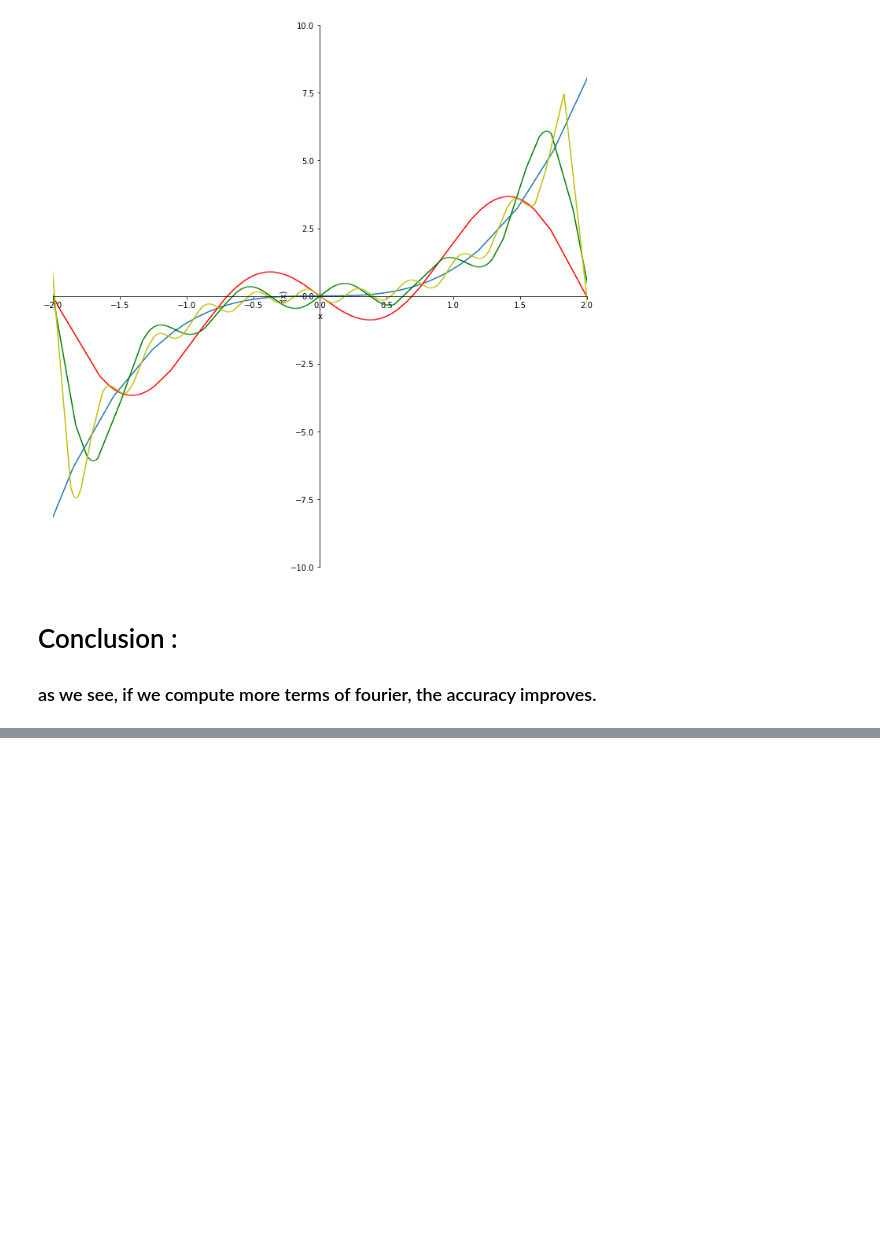
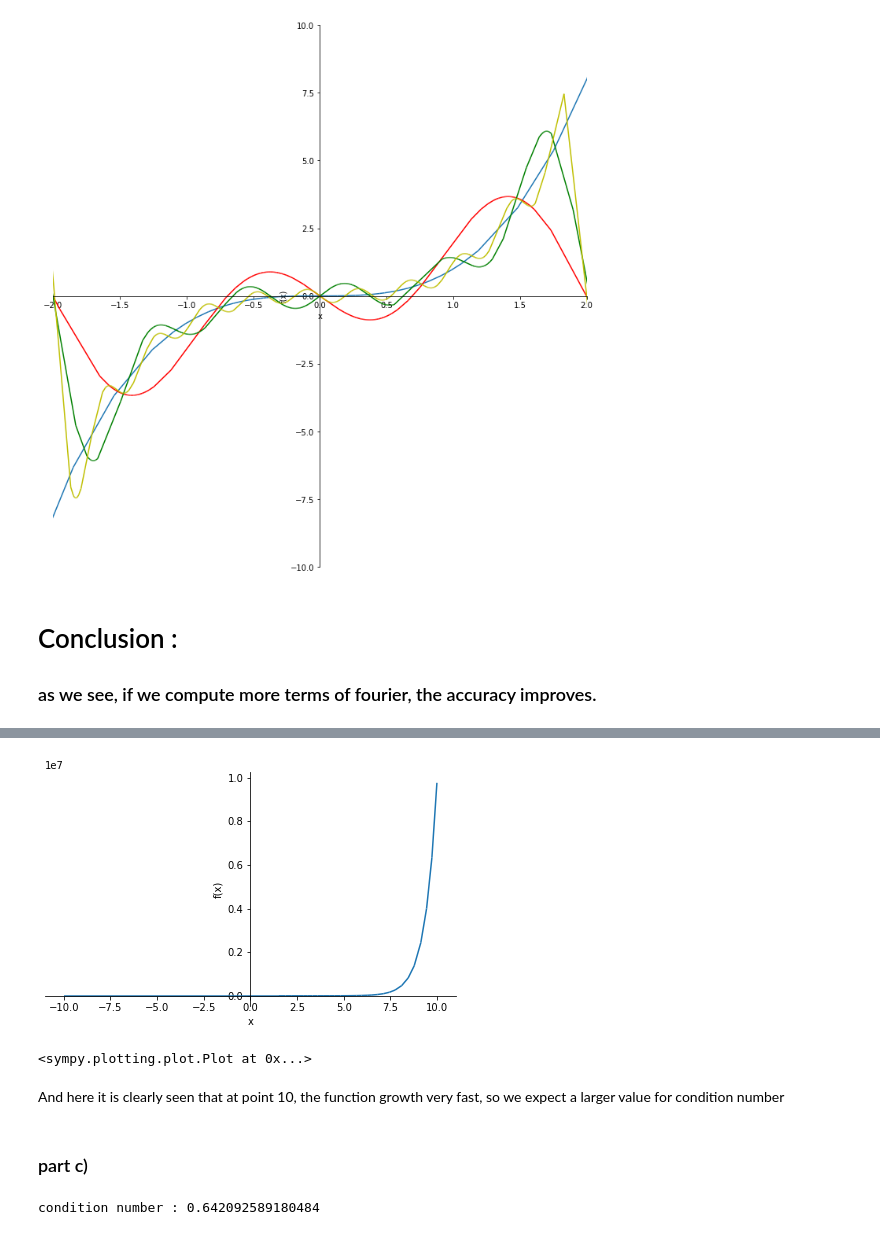
Before and after one commit to sinaapolo969/numericalAnalysis, a Jupyter notebook: numericalAnalysis.ipynb, the cells around one changed output, grey strips where cells are left out. Drawn from its saved outputs; the diff is of its cells as text; code cells hidden in the pictures; blank space fills up the shorter version.

```diff
--- a/numericalAnalysis.ipynb
+++ b/numericalAnalysis.ipynb
@@ -457,0 +508,9 @@ plot.show()
+# %%
+sp.plot(5**x)
+# %% [output]
+[figure, added]
+<sympy.plotting.plot.Plot at 0x...>
+# %% [markdown]
+And here it is clearly seen that at point 10, the function growth very fast, so we expect a larger value for condition number
+# %% [markdown]
+### part c)
@@ -457,0 +523,4 @@ plot.show()
+# %%
+print(f"condition number : {calculate_condition_number(function, diff, 1)}")
+# %% [output]
+condition number : 0.642092589180484
```
Also changed, not shown: parts of 21 cells of this notebook.
